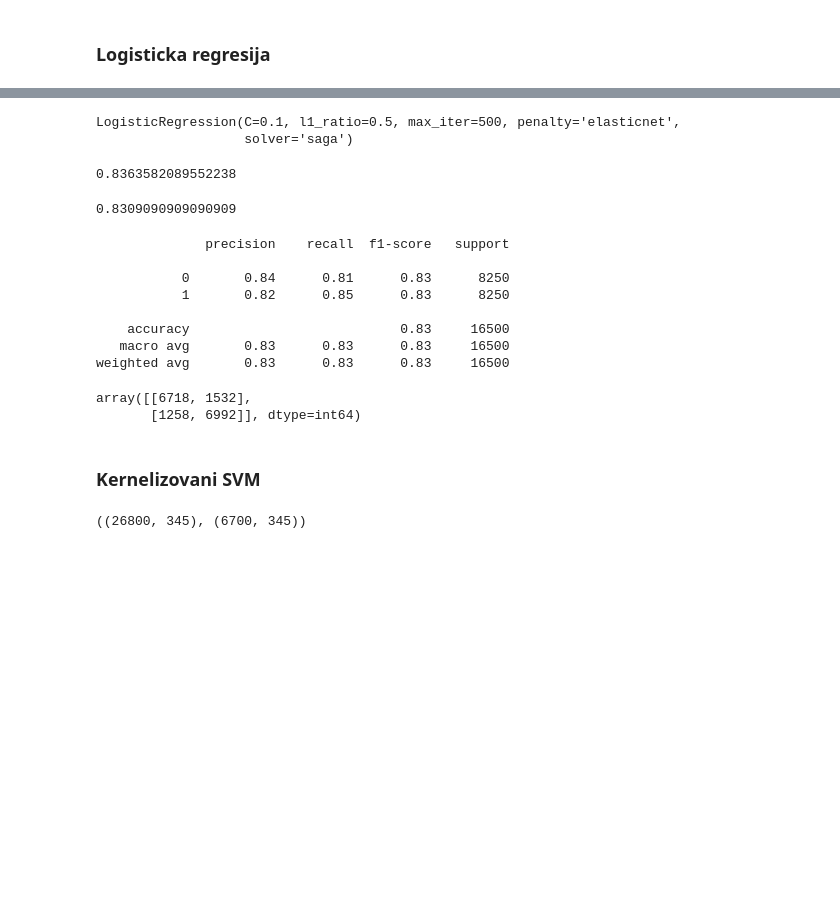
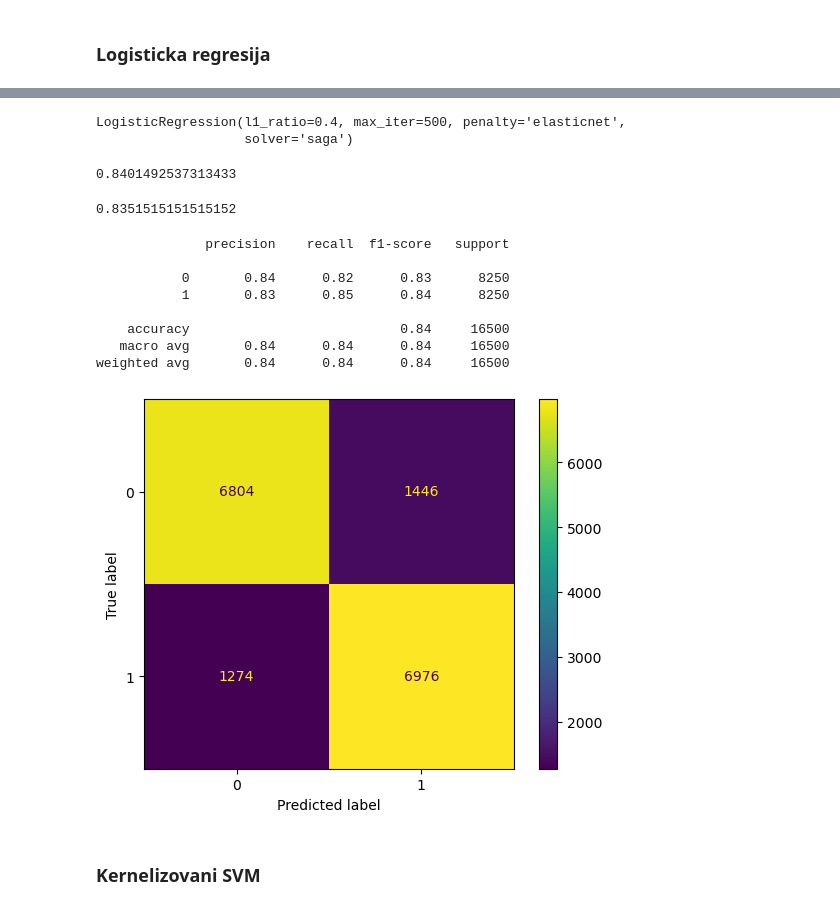
Before and after one commit to PavleSavic/ML_project2023, a Jupyter notebook: 02_Vektorizacija_Modeli.ipynb, the cells around one changed output, grey strips where cells are left out. Drawn from its saved outputs; the diff is of its cells as text; code cells hidden in the pictures; blank space fills up the shorter version.

```diff
--- a/02_Vektorizacija_Modeli.ipynb
+++ b/02_Vektorizacija_Modeli.ipynb
@@ -139,14 +141,18 @@ def review_preprocessor(text):
     text = full_stop_abbrev_elim(text)
     return text
 # %%
-def review_tokenizer(text):
+# najmanje agresivan:
+# stemmer = nltk.stem.PorterStemmer(mode='NLTK_EXTENSIONS') # default mode (NLTK_EXTENSIONS) se pokazao kao najbolji
+# nesto agresivniji:
+# stemmer = nltk.stem.snowball.SnowballStemmer(language='english')
+# najagresivniji:
+# stemmer = nltk.stem.lancaster.LancasterStemmer()
+
+def review_tokenizer(stemming, text):
     tokens = simple_tokenization(text)
     tokens = remove_stop_words(tokens)
 
     stems = []
-
-    # default mode (NLTK_EXTENSIONS) se pokazao kao najbolji
-    stemmer = nltk.stem.PorterStemmer(mode='NLTK_EXTENSIONS')
 
     for token in tokens:
 
@@ -154,12 +160,28 @@ def review_tokenizer(text):
         if not token_pattern.match(token) or len(token) <= 2:
             continue
 
-        stem = stemmer.stem(token)
+        stem = stemming.stem(token)
         stems.append(stem)
     return stems
+# %%
+def init_vectorizer(vect_type: str, preprocessor, tokenizer, min_df, max_df, norm='l2', smooth_idf=True, use_idf=True):
+    if type(vect_type) is not str:
+        raise TypeError("vect_type must be string!")
+    if vect_type.lower() not in ['count', 'tf-idf']:
+        raise ValueError("Supported vectorization types: 'count', 'td-idf'!")
+
+    if vect_type.lower() == 'count':
+        return feature_extraction.text.CountVectorizer(preprocessor=preprocessor, tokenizer=tokenizer, min_df=min_df,
+                                                         max_df=max_df, token_pattern=None)
+
+    if vect_type.lower() == 'tf-idf':
+        return feature_extraction.text.TfidfVectorizer(preprocessor=preprocessor, tokenizer=tokenizer, min_df=min_df,
+                                                        max_df=max_df, token_pattern=None,
+                                                        norm=norm, smooth_idf=smooth_idf, use_idf=use_idf)
 # %%
-vectorizer1 = feature_extraction.text.CountVectorizer(preprocessor=review_preprocessor, tokenizer=review_tokenizer, min_df=0.05,
-                                                         max_df=0.7, token_pattern=None)
+review_tokenizer_snowball = partial(review_tokenizer, nltk.stem.snowball.SnowballStemmer(language='english') )
+vectorizer1 = init_vectorizer(vect_type='tf-idf', preprocessor=review_preprocessor, tokenizer=review_tokenizer_snowball,
+                                min_df=0.05, max_df=0.7)
 # min_df - hocemo da izbacimo jako retke reci
 # max_df - hocemo da izbacimo preceste reci (corpus-specific stopwords)
 # %%
@@ -279,6 +288,6 @@ Najbolji skor: 0.8322388059701492
 # %%
-vectorizer2 = feature_extraction.text.CountVectorizer(preprocessor=review_preprocessor, tokenizer=review_tokenizer, min_df=0.05,
-                                                         max_df=0.7, token_pattern=None)
+vectorizer2 = init_vectorizer(vect_type='tf-idf', preprocessor=review_preprocessor, tokenizer=review_tokenizer_snowball,
+                                min_df=0.05, max_df=0.7)
 # %%
 vectorizer2.fit(X_train_val)
 # %% [output]
@@ -305,18 +314,18 @@ if best_penalty == 'elasticnet':
 # %%
 final_lr_model.fit(X_train_val_vec, y_train_val)
 # %% [output]
-LogisticRegression(C=0.1, l1_ratio=0.5, max_iter=500, penalty='elasticnet',
+LogisticRegression(l1_ratio=0.4, max_iter=500, penalty='elasticnet',
                    solver='saga')
 # %%
 lr_train_score = final_lr_model.score(X_train_val_vec, y_train_val)
 print(lr_train_score)
 # %% [output]
-0.8363582089552238
+0.8401492537313433
 # %%
 lr_test_score = final_lr_model.score(X_test_vec, y_test)
 print(lr_test_score)
 # %% [output]
-0.8309090909090909
+0.8351515151515152
 # %%
 y_test_predicted = final_lr_model.predict(X_test_vec)
 # %%
@@ -324,20 +333,18 @@ print(metrics.classification_report(y_test, y_test_predicted))
 # %% [output]
               precision    recall  f1-score   support
 
-           0       0.84      0.81      0.83      8250
-           1       0.82      0.85      0.83      8250
+           0       0.84      0.82      0.83      8250
+           1       0.83      0.85      0.84      8250
 
-    accuracy                           0.83     16500
-   macro avg       0.83      0.83      0.83     16500
-weighted avg       0.83      0.83      0.83     16500
+    accuracy                           0.84     16500
+   macro avg       0.84      0.84      0.84     16500
+weighted avg       0.84      0.84      0.84     16500
 # %%
-metrics.confusion_matrix(y_test, y_test_predicted)
+confusion_matrix = metrics.confusion_matrix(y_test, y_test_predicted)
+cm_display = metrics.ConfusionMatrixDisplay(confusion_matrix = confusion_matrix)
+cm_display.plot()
+plt.show()
 # %% [output]
-array([[6718, 1532],
-       [1258, 6992]], dtype=int64)
+[figure, added]
 # %% [markdown]
 ### Kernelizovani SVM
-# %%
-X_train_vectorized.shape, X_val_vectorized.shape
-# %% [output]
-((26800, 345), (6700, 345))
```
Also changed, not shown: parts of 32 cells of this notebook.
